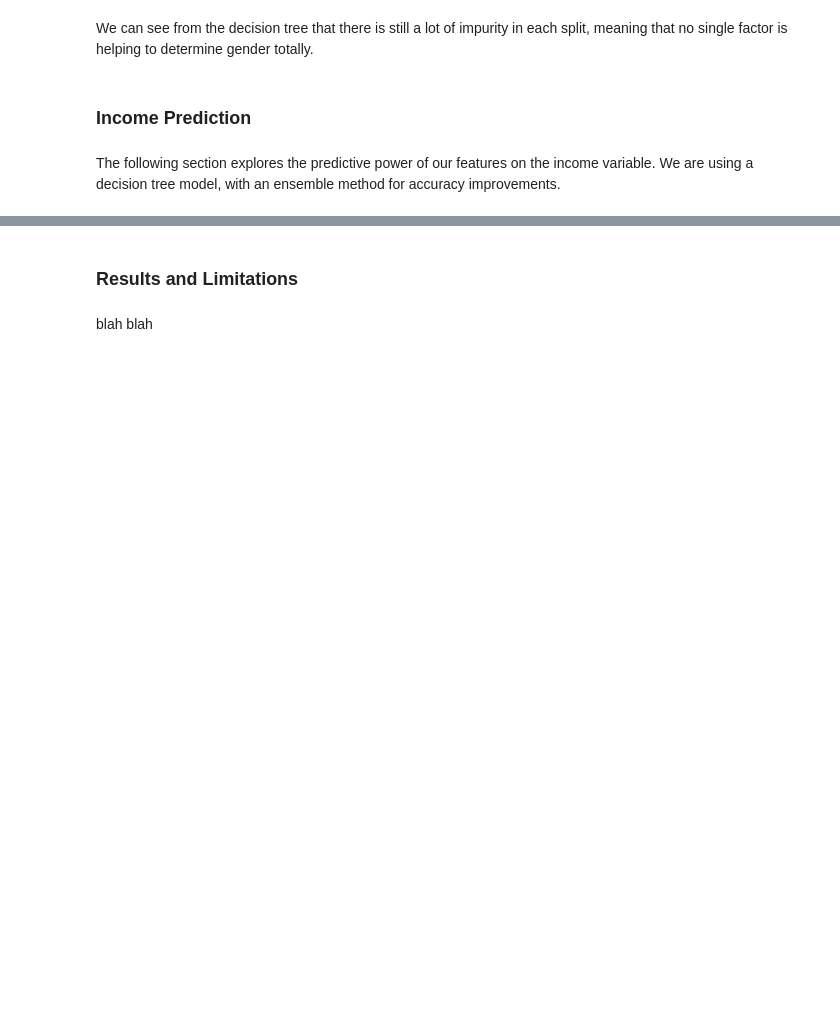
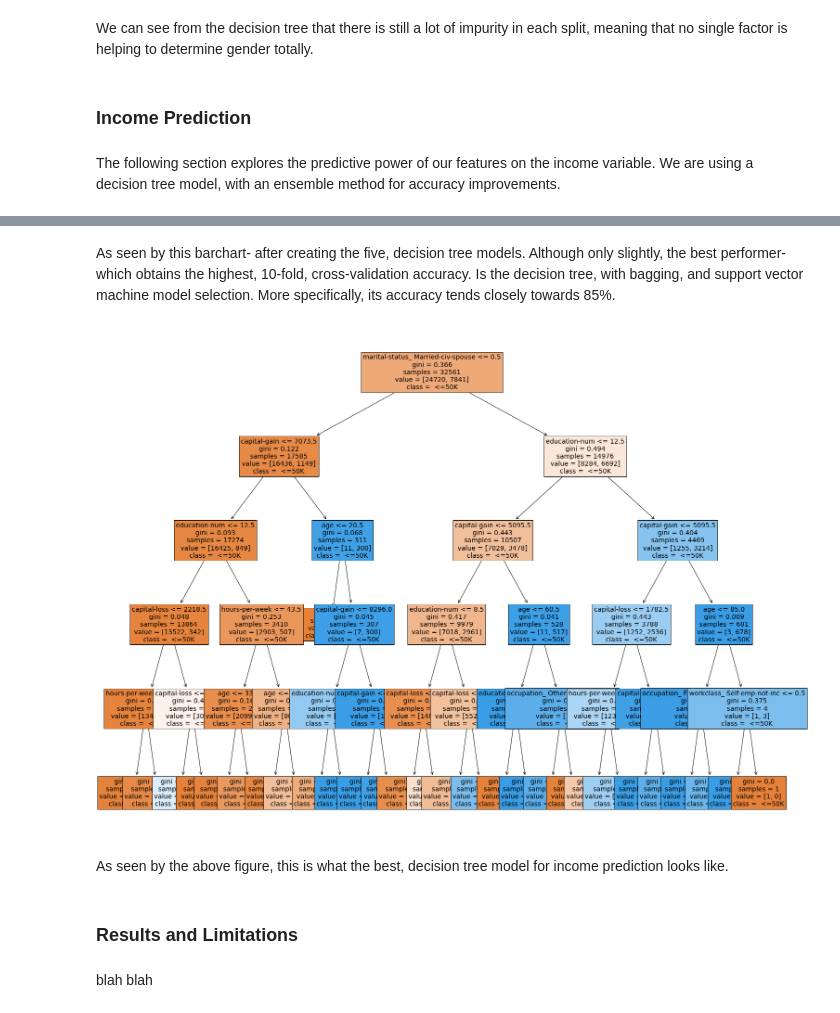
Before and after one commit to UCB-stat-159-s22/hw07-group23, a Jupyter notebook: main_template.ipynb, the cells around one changed output, grey strips where cells are left out. Drawn from its saved outputs; the diff is of its cells as text; code cells hidden in the pictures; blank space fills up the shorter version.

Commit message:
income analysis

```diff
--- a/main_template.ipynb
+++ b/main_template.ipynb
@@ -144,3 +198,11 @@ The following section explores the predictive power of our features on the incom
+# %% [markdown]
+As seen by this barchart- after creating the five, decision tree models. Although only slightly, the best performer- which obtains the highest, 10-fold, cross-validation accuracy. Is the decision tree, with bagging, and support vector machine model selection. More specifically, its accuracy tends closely towards 85%.
+# %%
+Image(filename='figures/income_tree.png')
+# %% [output]
+[figure, added]
+# %% [markdown]
+As seen by the above figure, this is what the best, decision tree model for income prediction looks like.
 # %% [markdown]
 ### Results and Limitations
 # %% [markdown]
```
Also changed, not shown: parts of 13 cells of this notebook.
